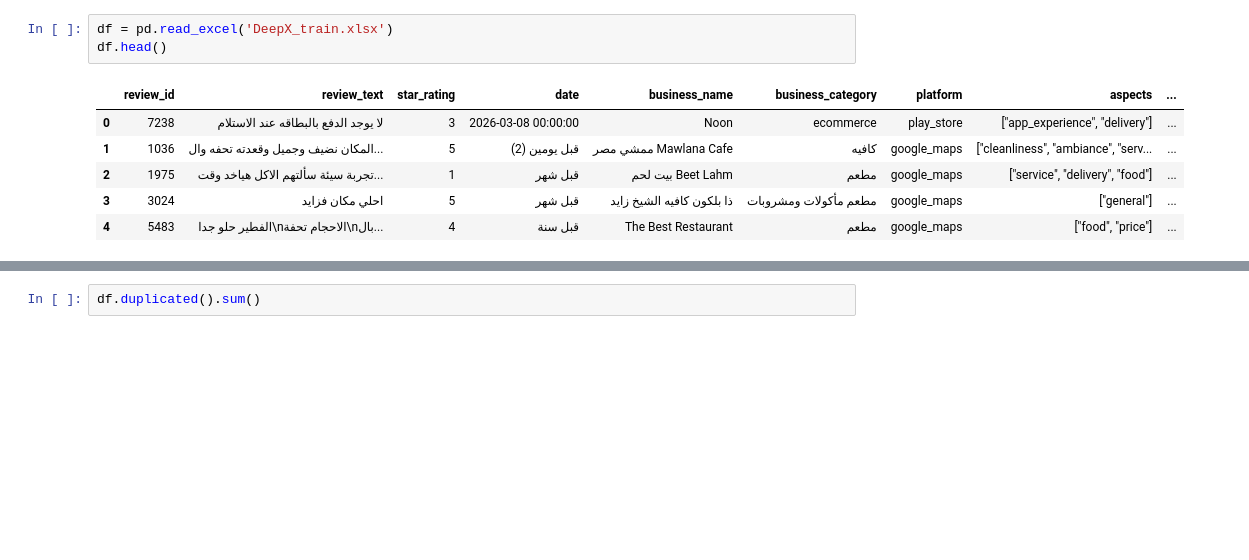
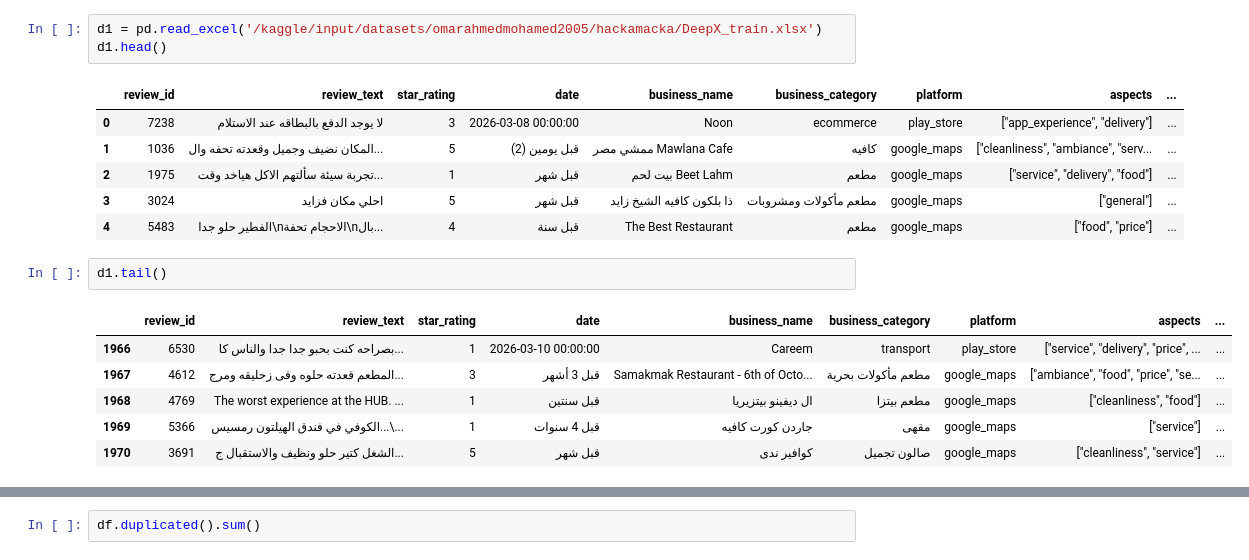
Before and after one commit to omar-ahmed-mohamed/Hackathon, a Jupyter notebook: Hackathon.ipynb, the cells around one changed output, grey strips where cells are left out. Drawn from its saved outputs; the diff is of its cells as text; blank space fills up the shorter version.

```diff
--- a/Hackathon.ipynb
+++ b/Hackathon.ipynb
@@ -6,6 +23,6 @@ import re
 # %%
-df = pd.read_excel('DeepX_train.xlsx')
-df.head()
+d1 = pd.read_excel('/kaggle/input/datasets/omarahmedmohamed2005/hackamacka/DeepX_train.xlsx')
+d1.head()
 # %% [output]
 |  | review_id | review_text | star_rating | date | business_name | business_category | platform | aspects | ... |
 | 0 | 7238 | لا يوجد الدفع بالبطاقه عند الاستلام | 3 | 2026-03-08 00:00:00 | Noon | ecommerce | play_store | ["app_experience", "delivery"] | ... |
@@ -13,3 +30,12 @@ df.head()
 | 2 | 1975 | تجربة سيئة سألتهم الاكل هياخد وقت... | 1 | قبل شهر | بيت لحم Beet Lahm | مطعم | google_maps | ["service", "delivery", "food"] | ... |
 | 3 | 3024 | احلي مكان فزايد | 5 | قبل شهر | ذا بلكون كافيه الشيخ زايد | مطعم مأكولات ومشروبات | google_maps | ["general"] | ... |
 | 4 | 5483 | الفطير حلو جدا\nالاحجام تحفة\nبال... | 4 | قبل سنة | The Best Restaurant | مطعم | google_maps | ["food", "price"] | ... |
+# %%
+d1.tail()
+# %% [output]
+|  | review_id | review_text | star_rating | date | business_name | business_category | platform | aspects | ... |
+| 1966 | 6530 | بصراحه كنت بحبو جدا جدا والناس كا... | 1 | 2026-03-10 00:00:00 | Careem | transport | play_store | ["service", "delivery", "price", ... | ... |
+| 1967 | 4612 | المطعم قعدته حلوه وفى زحليقه ومرج... | 3 | قبل 3 أشهر | Samakmak Restaurant - 6th of Octo... | مطعم مأكولات بحرية | google_maps | ["ambiance", "food", "price", "se... | ... |
+| 1968 | 4769 | The worst experience at the HUB. ... | 1 | قبل سنتين | ال ديفينو بيتزيريا | مطعم بيتزا | google_maps | ["cleanliness", "food"] | ... |
+| 1969 | 5366 | الكوفي في فندق الهيلتون رمسيس...\... | 1 | قبل 4 سنوات | جاردن كورت كافيه | مقهى | google_maps | ["service"] | ... |
+| 1970 | 3691 | الشغل كتير حلو ونظيف والاستقبال ج... | 5 | قبل شهر | كوافير ندى | صالون تجميل | google_maps | ["cleanliness", "service"] | ... |
```
Also changed, not shown: parts of 53 cells of this notebook, 1 other file.
